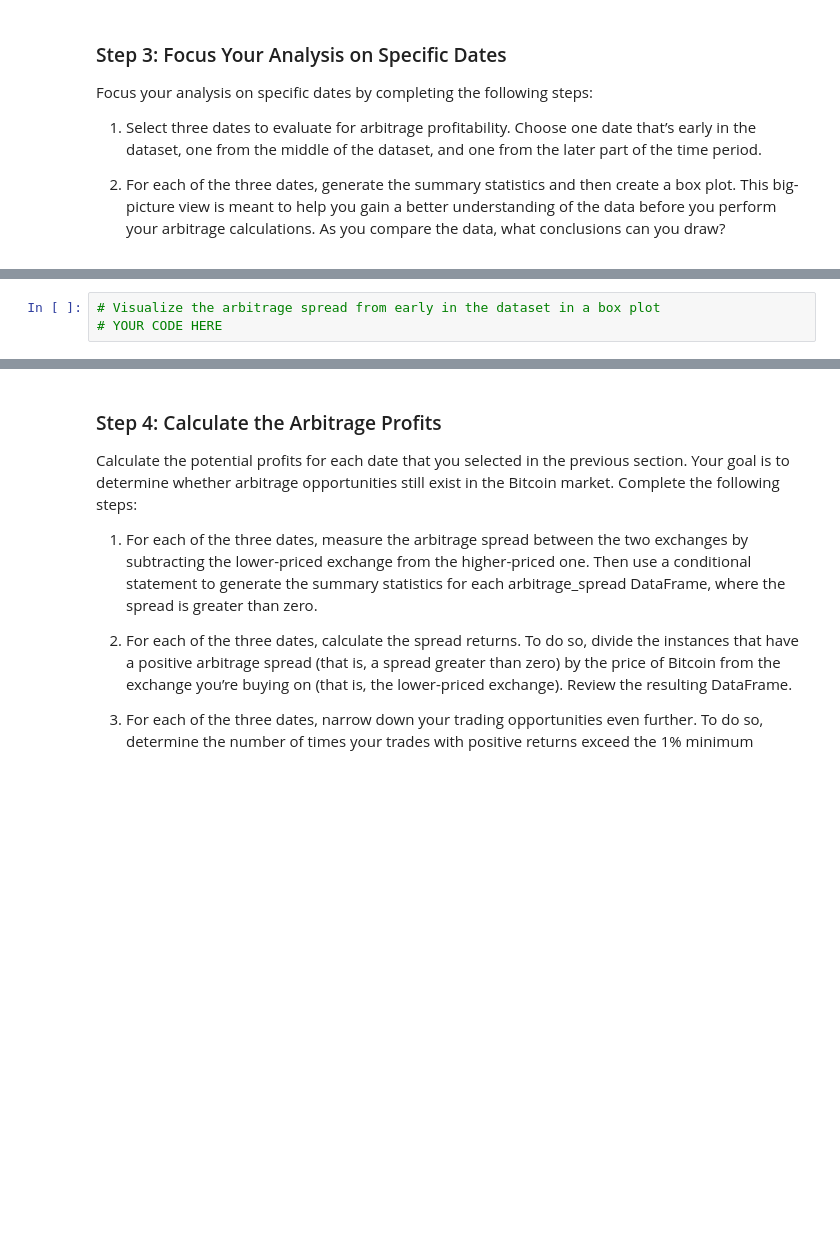
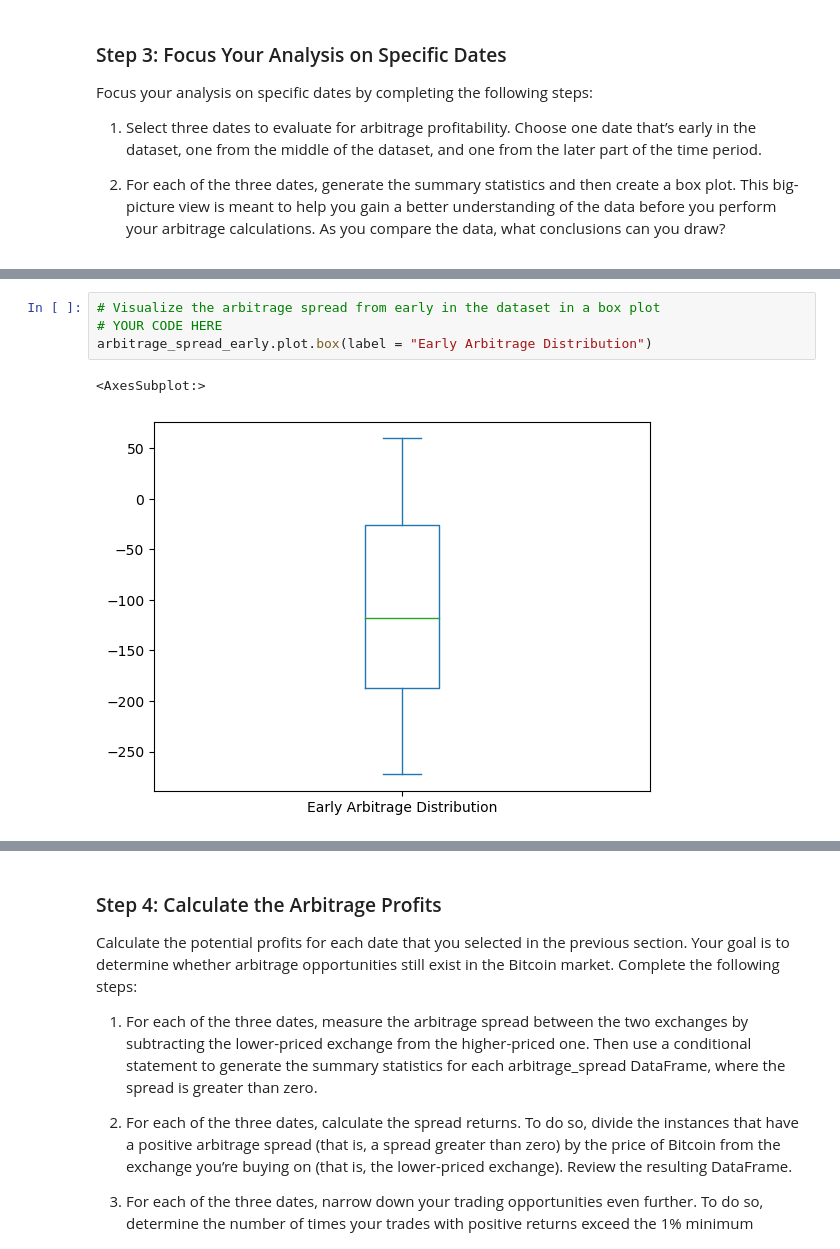
Before and after one commit to ssenhouse/challenge-03-040623, a Jupyter notebook: crypto_arbitrage.ipynb, the cells around one changed output, grey strips where cells are left out. Saved outputs shown, nothing was run; the diff lists cells and outputs as text; blank space fills up the shorter version.

```diff
--- a/crypto_arbitrage.ipynb
+++ b/crypto_arbitrage.ipynb
@@ -503,6 +510,10 @@ Freq: D, Name: Close, dtype: float64
 # %%
 # Visualize the arbitrage spread from early in the dataset in a box plot
 # YOUR CODE HERE
+arbitrage_spread_early.plot.box(label = "Early Arbitrage Distribution")
+# %% [output]
+<AxesSubplot:>
+[figure, added]
 # %%
 # Create an overlay plot that visualizes the two dataframes over a period of one day from the middle of the dataset.
 # Be sure that the plots include the parameters `legend`, `figsize`, `title`, `color` and `label`
```
Also changed, not shown: parts of 8 cells of this notebook.
